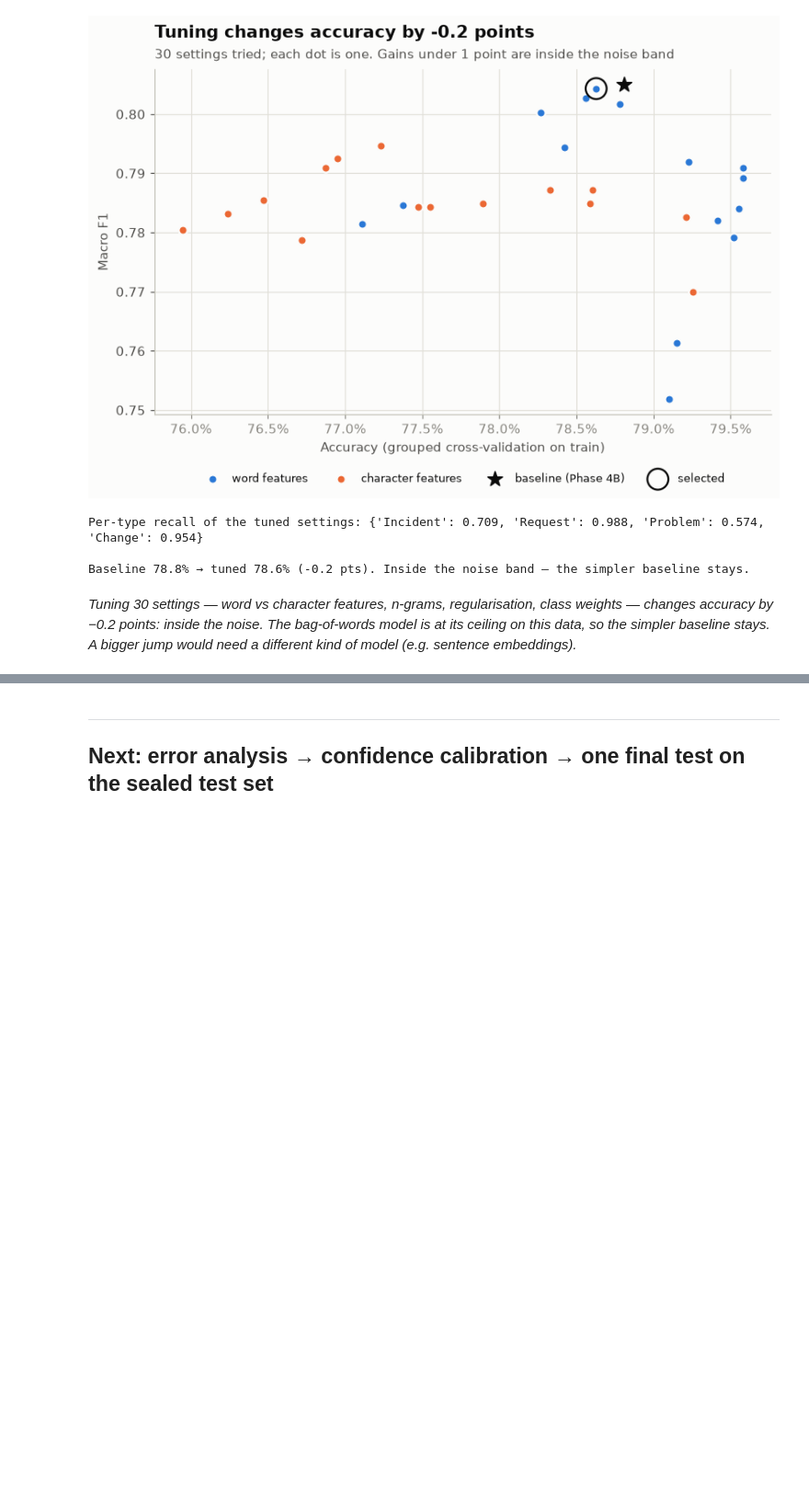
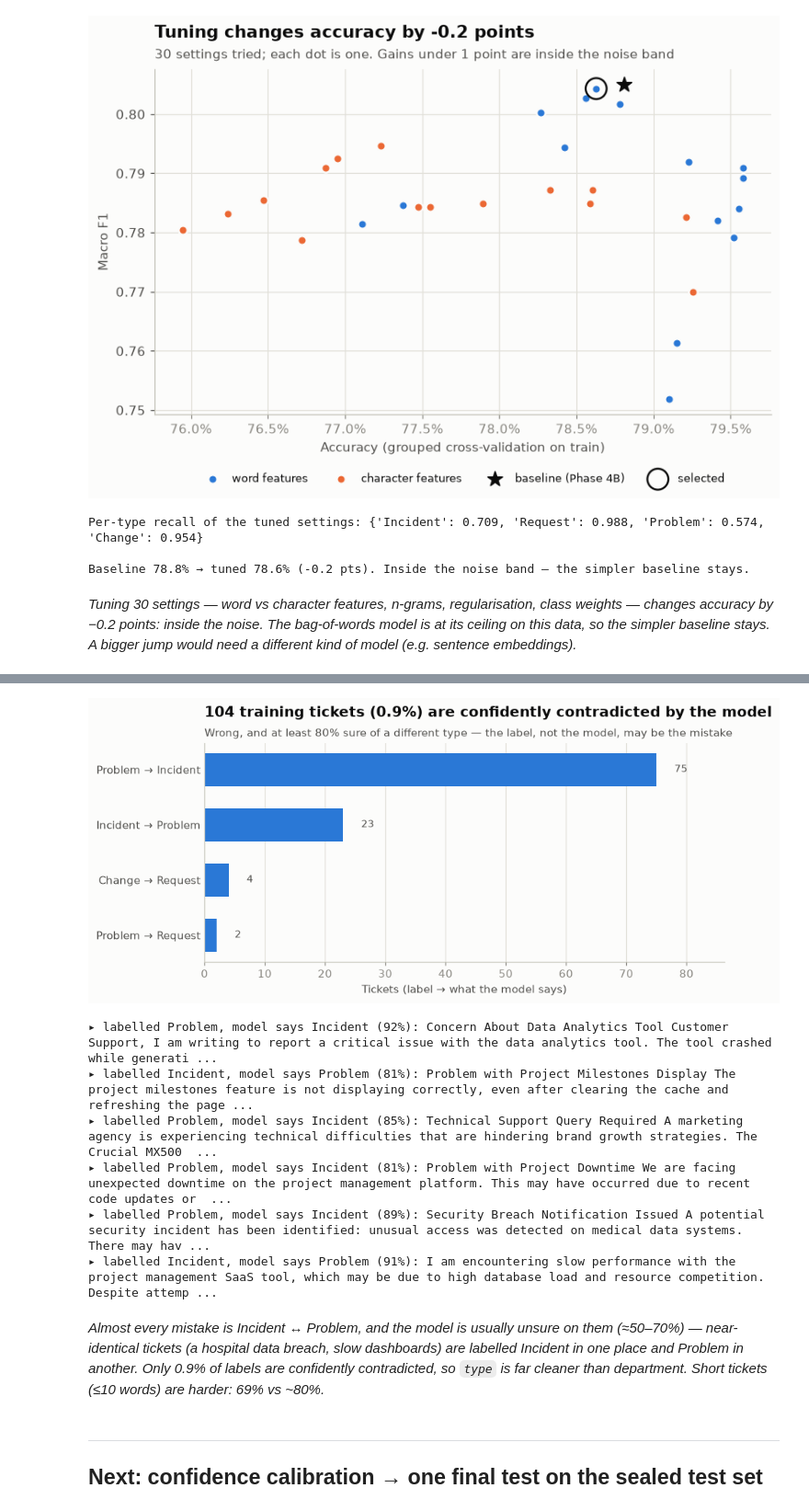
Before and after one commit to karthikiyer365/Live, a Jupyter notebook: topic-classification/department_classifier_pipeline.ipynb, the cells around one changed output, grey strips where cells are left out. Shown at 92% size. Cells and saved outputs as stored; diff of their text form; code cells hidden in the pictures; blank space fills up the shorter version.

```diff
--- a/topic-classification/department_classifier_pipeline.ipynb
+++ b/topic-classification/department_classifier_pipeline.ipynb
@@ -1216,0 +1244,13 @@ Baseline 78.8% → tuned 78.6% (-0.2 pts). Inside the noise band — the simpler
+# %%
+# Step 18 (Incident vs Problem) — real confused tickets, both directions
+rng = np.random.default_rng(SEED)
+wrong = errors[~errors["correct"]]
+ip = wrong[LABEL].isin(["Incident", "Problem"]) & wrong["predicted"].isin(["Incident", "Problem"])
+print(f"{ip.mean():.0%} of all {len(wrong):,} mistakes are Incident ↔ Problem; median confidence on them: "
+      f"{wrong.loc[ip, 'confidence'].median():.0%}\n")
+for actual, predicted in [("Problem", "Incident"), ("Incident", "Problem")]:
+    mixed = errors[(errors[LABEL] == actual) & (errors["predicted"] == predicted)]
+    print(f"━━ labelled {actual}, predicted {predicted} — {len(mixed):,} tickets ({len(mixed) / (errors[LABEL] == actual).sum():.0%} of {actual}s)")
+    for i in rng.choice(mixed.index, size=3, replace=False):
+        print(f"  ▸ ({mixed.at[i, 'confidence']:.0%} sure) {mixed.at[i, 'text'][:170]}…")
+    print()
@@ -1217,3 +1269,32 @@ Baseline 78.8% → tuned 78.6% (-0.2 pts). Inside the noise band — the simpler
+# %%
+# Step 18 (label noise) — tickets the model confidently contradicts: prime suspects for wrong labels
+CONFIDENT = 0.80
+suspects = errors[~errors["correct"] & (errors["confidence"] >= CONFIDENT)]
+pairs = (suspects[LABEL] + " → " + suspects["predicted"]).value_counts()
+
+fig, ax = plt.subplots(figsize=(8.5, 3.6))
+ax.barh(pairs.index[::-1], pairs.values[::-1], height=0.6, color=CAT[0])
+for yi, v in enumerate(pairs.values[::-1]):
+    ax.text(v + 3, yi, f"{v:,}", va="center", fontsize=9, color=INK_2)
+ax.set_xlim(0, pairs.max() * 1.15)
+ax.set_xlabel("Tickets (label → what the model says)")
+headline(ax, f"{len(suspects):,} training tickets ({len(suspects) / len(errors):.1%}) are confidently contradicted by the model",
+         f"Wrong, and at least {CONFIDENT:.0%} sure of a different type — the label, not the model, may be the mistake", hbar=True)
+plt.show()
+
+for i in rng.choice(suspects.index, size=min(6, len(suspects)), replace=False):
+    print(f"▸ labelled {suspects.at[i, LABEL]}, model says {suspects.at[i, 'predicted']} ({suspects.at[i, 'confidence']:.0%}): "
+          f"{suspects.at[i, 'text'][:160]}…")
+# %% [output]
+[figure, added]
+▸ labelled Problem, model says Incident (92%): Concern About Data Analytics Tool Customer Support, I am writing to report a critical issue with the data analytics tool. The tool crashed while generati ...
+▸ labelled Incident, model says Problem (81%): Problem with Project Milestones Display The project milestones feature is not displaying correctly, even after clearing the cache and refreshing the page ...
+▸ labelled Problem, model says Incident (85%): Technical Support Query Required A marketing agency is experiencing technical difficulties that are hindering brand growth strategies. The Crucial MX500  ...
+▸ labelled Problem, model says Incident (81%): Problem with Project Downtime We are facing unexpected downtime on the project management platform. This may have occurred due to recent code updates or  ...
+▸ labelled Problem, model says Incident (89%): Security Breach Notification Issued A potential security incident has been identified: unusual access was detected on medical data systems. There may hav ...
+▸ labelled Incident, model says Problem (91%): I am encountering slow performance with the project management SaaS tool, which may be due to high database load and resource competition. Despite attemp ...
+# %% [markdown]
+*Almost every mistake is Incident ↔ Problem, and the model is usually unsure on them (≈50–70%) — near-identical tickets (a hospital data breach, slow dashboards) are labelled Incident in one place and Problem in another. Only 0.9% of labels are confidently contradicted, so `type` is far cleaner than department. Short tickets (≤10 words) are harder: 69% vs ~80%.*
 # %% [markdown]
 ---
-## Next: error analysis → confidence calibration → one final test on the sealed test set
+## Next: confidence calibration → one final test on the sealed test set
```
Also changed, not shown: parts of 3 cells of this notebook.
